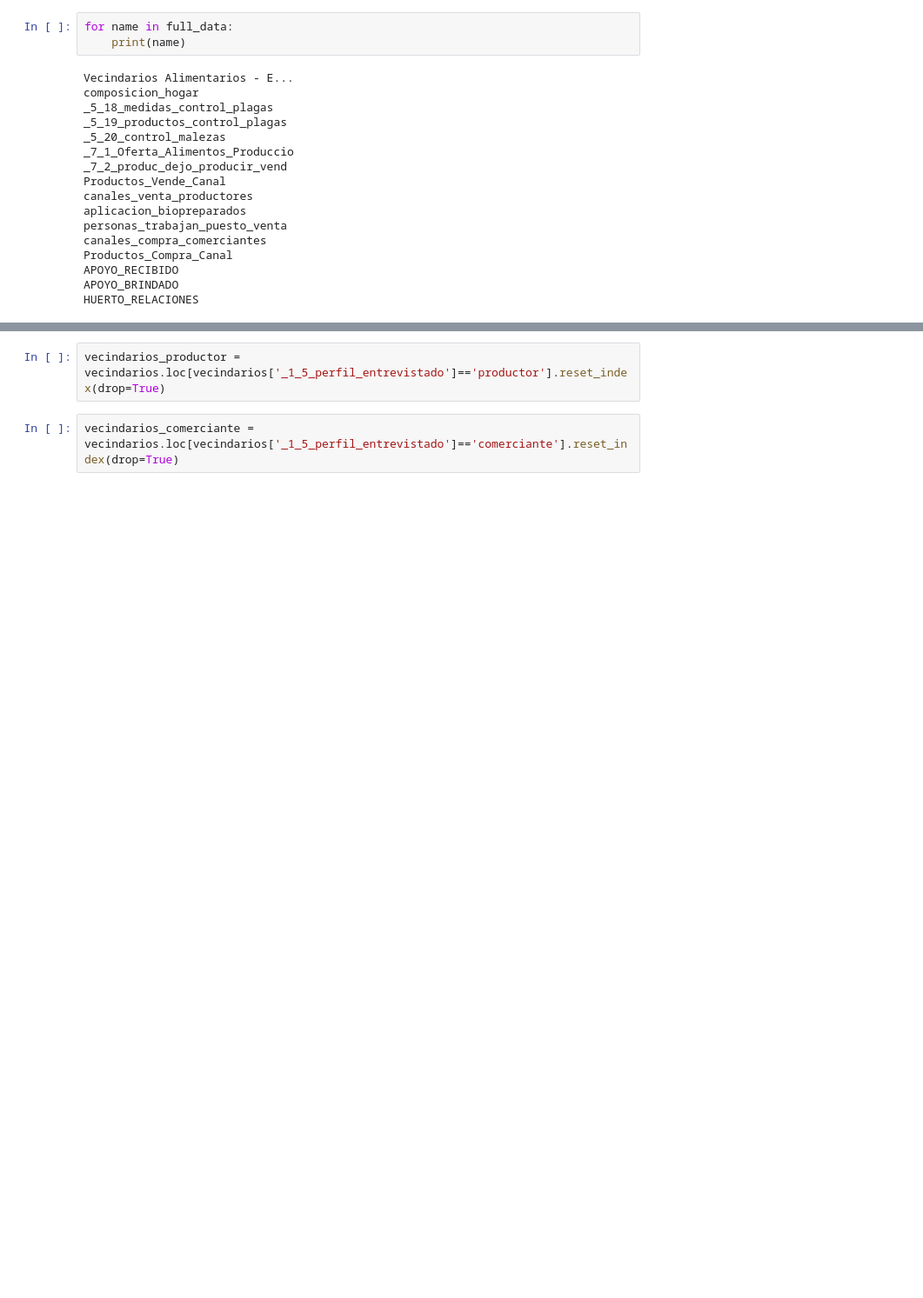
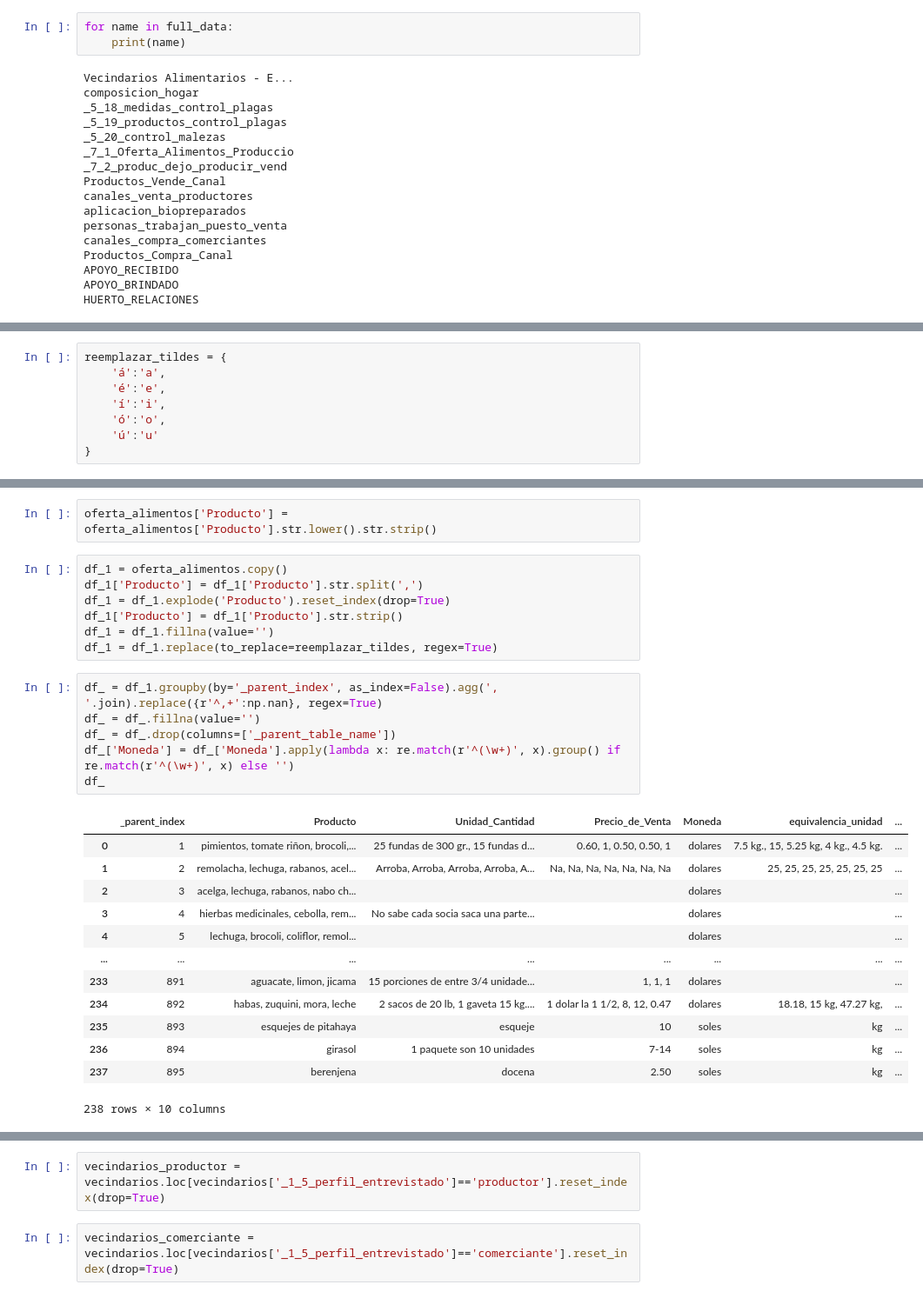
Before and after one commit to Claudio9701/proyecto-foodhub-lima, a Jupyter notebook: inputs/encuesta_principal/Limpieza_datos_agrupaciones.ipynb, the cells around one changed output, grey strips where cells are left out. Shown at 87% size. Drawn from its saved outputs; the diff is of its cells as text; blank space fills up the shorter version.

```diff
--- a/inputs/encuesta_principal/Limpieza_datos_agrupaciones.ipynb
+++ b/inputs/encuesta_principal/Limpieza_datos_agrupaciones.ipynb
@@ -62,0 +144,8 @@ pd.merge(left=vecindarios, right=composicion_hogar, left_on='_index', right_on='
+# %%
+reemplazar_tildes = {
+    'á':'a',
+    'é':'e',
+    'í':'i',
+    'ó':'o',
+    'ú':'u'
+}
@@ -62,0 +274,29 @@ pd.merge(left=vecindarios, right=composicion_hogar, left_on='_index', right_on='
+# %%
+oferta_alimentos['Producto'] = oferta_alimentos['Producto'].str.lower().str.strip()
+# %%
+df_1 = oferta_alimentos.copy()
+df_1['Producto'] = df_1['Producto'].str.split(',')
+df_1 = df_1.explode('Producto').reset_index(drop=True)
+df_1['Producto'] = df_1['Producto'].str.strip()
+df_1 = df_1.fillna(value='')
+df_1 = df_1.replace(to_replace=reemplazar_tildes, regex=True)
+# %%
+df_ = df_1.groupby(by='_parent_index', as_index=False).agg(', '.join).replace({r'^,+':np.nan}, regex=True)
+df_ = df_.fillna(value='')
+df_ = df_.drop(columns=['_parent_table_name'])
+df_['Moneda'] = df_['Moneda'].apply(lambda x: re.match(r'^(\w+)', x).group() if re.match(r'^(\w+)', x) else '')
+df_
+# %% [output]
+|  | _parent_index | Producto | Unidad_Cantidad | Precio_de_Venta | Moneda | equivalencia_unidad | ... |
+| 0 | 1 | pimientos, tomate riñon, brocoli,... | 25 fundas de 300 gr., 15 fundas d... | 0.60, 1, 0.50, 0.50, 1 | dolares | 7.5 kg., 15, 5.25 kg, 4 kg., 4.5 kg. | ... |
+| 1 | 2 | remolacha, lechuga, rabanos, acel... | Arroba, Arroba, Arroba, Arroba, A... | Na, Na, Na, Na, Na, Na, Na | dolares | 25, 25, 25, 25, 25, 25, 25 | ... |
+| 2 | 3 | acelga, lechuga, rabanos, nabo ch... |  |  | dolares |  | ... |
+| 3 | 4 | hierbas medicinales, cebolla, rem... | No sabe cada socia saca una parte... |  | dolares |  | ... |
+| 4 | 5 | lechuga, brocoli, coliflor, remol... |  |  | dolares |  | ... |
+| ... | ... | ... | ... | ... | ... | ... | ... |
+| 233 | 891 | aguacate, limon, jicama | 15 porciones de entre 3/4 unidade... | 1, 1, 1 | dolares |  | ... |
+| 234 | 892 | habas, zuquini, mora, leche | 2 sacos de 20 lb, 1 gaveta 15 kg.... | 1 dolar la 1 1/2, 8, 12, 0.47 | dolares | 18.18, 15 kg, 47.27 kg, | ... |
+| 235 | 893 | esquejes de pitahaya | esqueje | 10 | soles | kg | ... |
+| 236 | 894 | girasol | 1 paquete son 10 unidades | 7-14 | soles | kg | ... |
+| 237 | 895 | berenjena | docena | 2.50 | soles | kg | ... |
+238 rows × 10 columns
```
Also changed, not shown: parts of 70 cells of this notebook, 1 other file.
